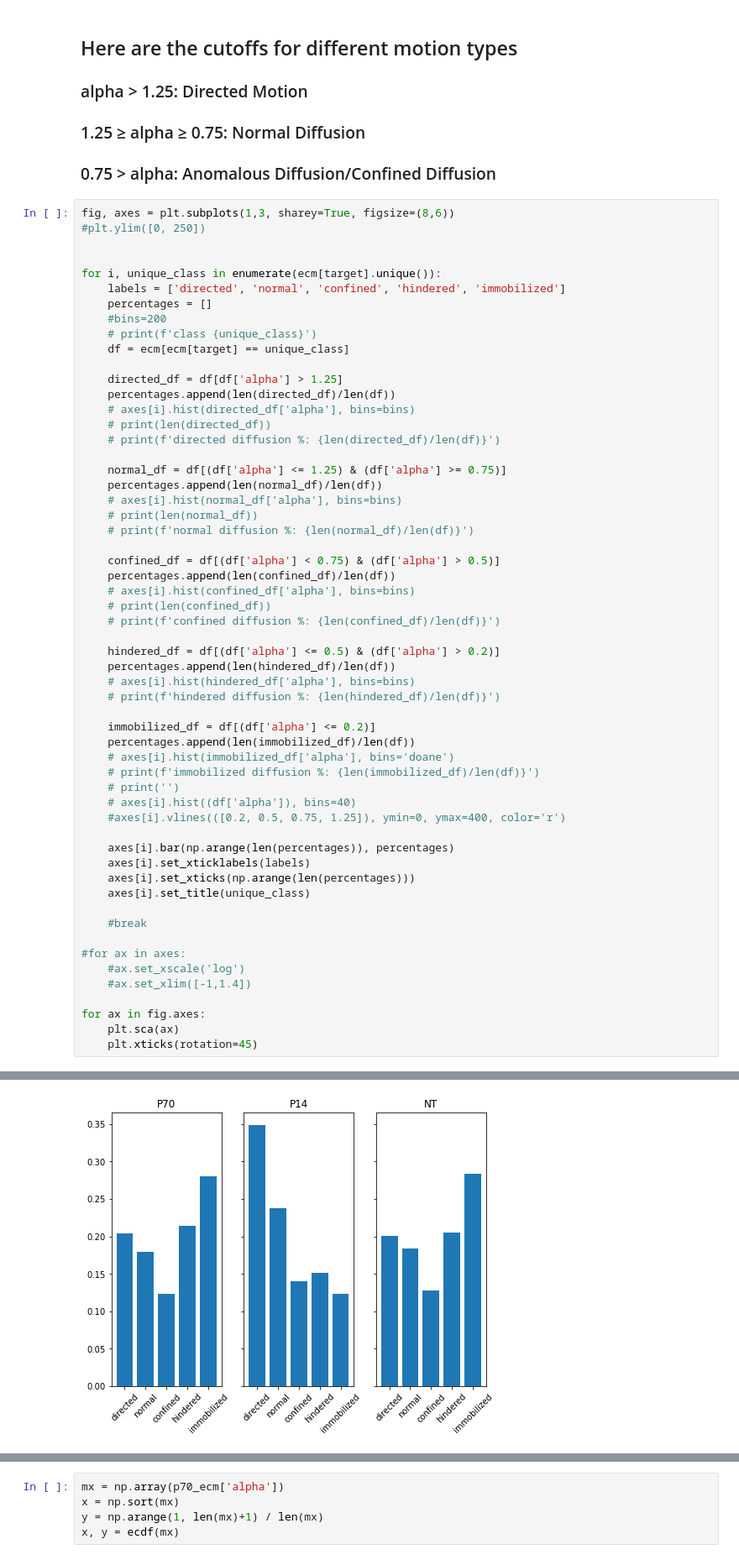
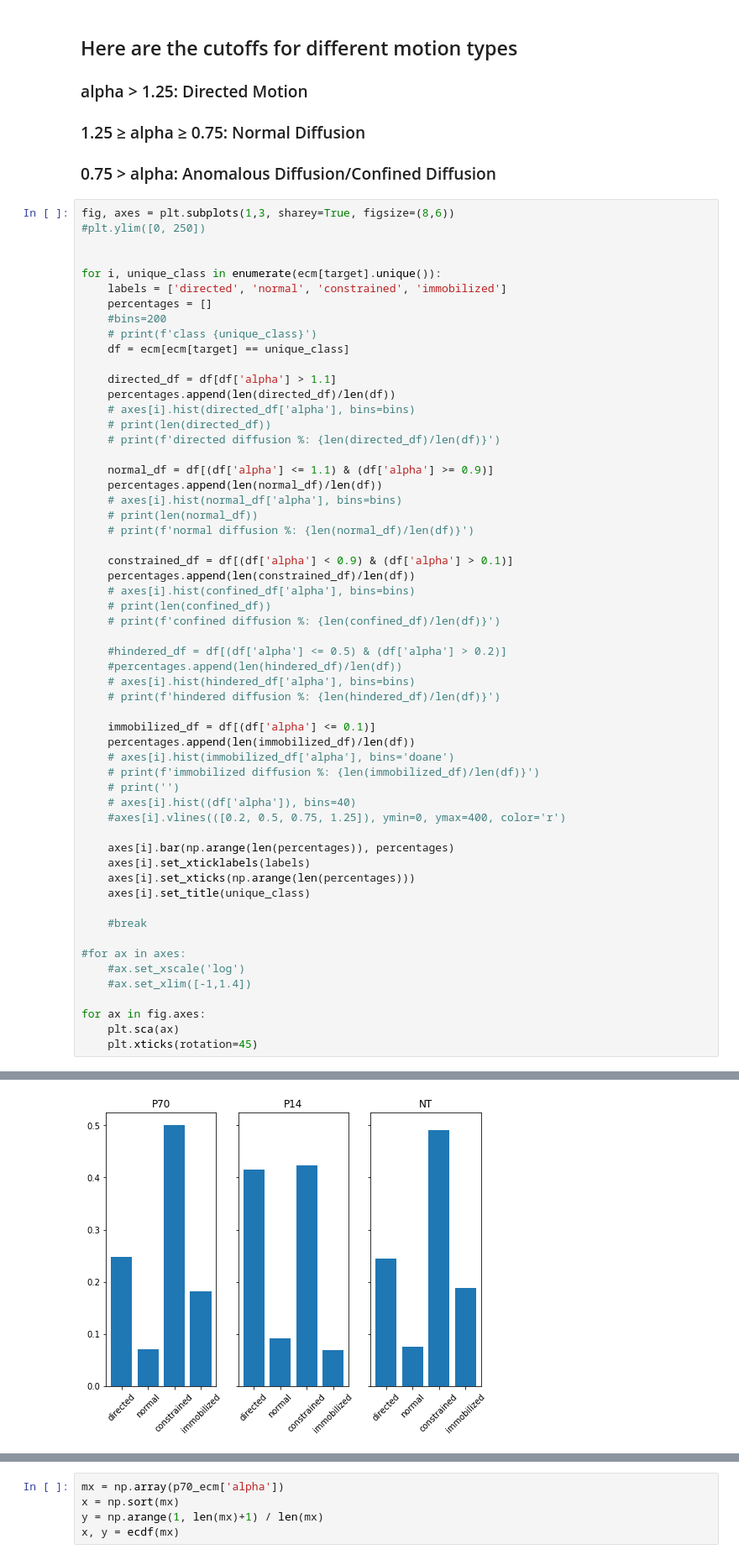
Before and after one commit to Nance-Lab/diff_predictor, a Jupyter notebook: notebooks/diff_mode_analysis.ipynb, the cells around one changed output, grey strips where cells are left out. Shown: that part at 84% size. Drawn from its saved outputs; the diff is of its cells as text.

Commit message:
working on plots for tdiffusion mode of analysis

```diff
--- a/notebooks/diff_mode_analysis.ipynb
+++ b/notebooks/diff_mode_analysis.ipynb
@@ -147,59 +147,59 @@ fig, axes = plt.subplots(1,3, sharey=True, figsize=(8,6))
 
 
 for i, unique_class in enumerate(ecm[target].unique()):
-    labels = ['directed', 'normal', 'confined', 'hindered', 'immobilized']
+    labels = ['directed', 'normal', 'constrained', 'immobilized']
     percentages = []
     #bins=200
     # print(f'class {unique_class}')
     df = ecm[ecm[target] == unique_class]
 
-    directed_df = df[df['alpha'] > 1.25]
+    directed_df = df[df['alpha'] > 1.1]
     percentages.append(len(directed_df)/len(df))
     # axes[i].hist(directed_df['alpha'], bins=bins)
     # print(len(directed_df))
     # print(f'directed diffusion %: {len(directed_df)/len(df)}')
 
-    normal_df = df[(df['alpha'] <= 1.25) & (df['alpha'] >= 0.75)]
+    normal_df = df[(df['alpha'] <= 1.1) & (df['alpha'] >= 0.9)]
     percentages.append(len(normal_df)/len(df))
     # axes[i].hist(normal_df['alpha'], bins=bins)
     # print(len(normal_df))
     # print(f'normal diffusion %: {len(normal_df)/len(df)}')
 
-    confined_df = df[(df['alpha'] < 0.75) & (df['alpha'] > 0.5)]
-    percentages.append(len(confined_df)/len(df))
+    constrained_df = df[(df['alpha'] < 0.9) & (df['alpha'] > 0.1)]
+    percentages.append(len(constrained_df)/len(df))
     # axes[i].hist(confined_df['alpha'], bins=bins)
     # print(len(confined_df))
     # print(f'confined diffusion %: {len(confined_df)/len(df)}')
 
-    hindered_df = df[(df['alpha'] <= 0.5) & (df['alpha'] > 0.2)]
-    percentages.append(len(hindered_df)/len(df))
+    #hindered_df = df[(df['alpha'] <= 0.5) & (df['alpha'] > 0.2)]
+    #percentages.append(len(hindered_df)/len(df))
     # axes[i].hist(hindered_df['alpha'], bins=bins)
     # print(f'hindered diffusion %: {len(hindered_df)/len(df)}')
 
-    immobilized_df = df[(df['alpha'] <= 0.2)]
+    immobilized_df = df[(df['alpha'] <= 0.1)]
     percentages.append(len(immobilized_df)/len(df))
     # axes[i].hist(immobilized_df['alpha'], bins='doane')
     # print(f'immobilized diffusion %: {len(immobilized_df)/len(df)}')
     # print('')
     # axes[i].hist((df['alpha']), bins=40)
     #axes[i].vlines(([0.2, 0.5, 0.75, 1.25]), ymin=0, ymax=400, color='r')
 
     axes[i].bar(np.arange(len(percentages)), percentages)
     axes[i].set_xticklabels(labels)
     axes[i].set_xticks(np.arange(len(percentages)))
     axes[i].set_title(unique_class)
 
     #break
 
 #for ax in axes:
     #ax.set_xscale('log')
     #ax.set_xlim([-1,1.4])
 
 for ax in fig.axes:
     plt.sca(ax)
     plt.xticks(rotation=45)
 # %% [output]
 FixedFormatter should only be used together with FixedLocator
 FixedFormatter should only be used together with FixedLocator
 FixedFormatter should only be used together with FixedLocator
-[figure, old version]
+[figure, new version]
```
Also changed, not shown: parts of 14 cells of this notebook, 3 other files.
